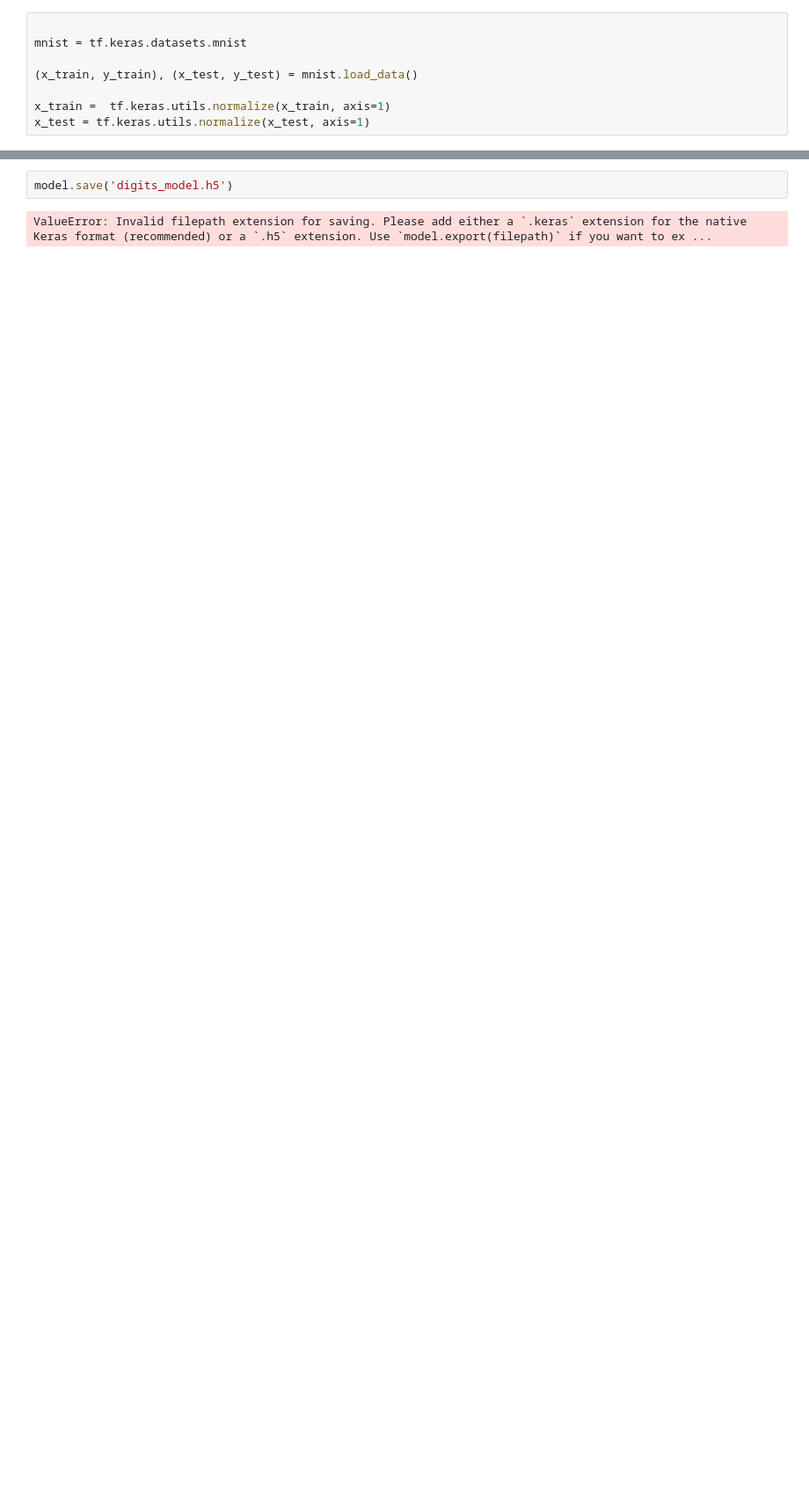
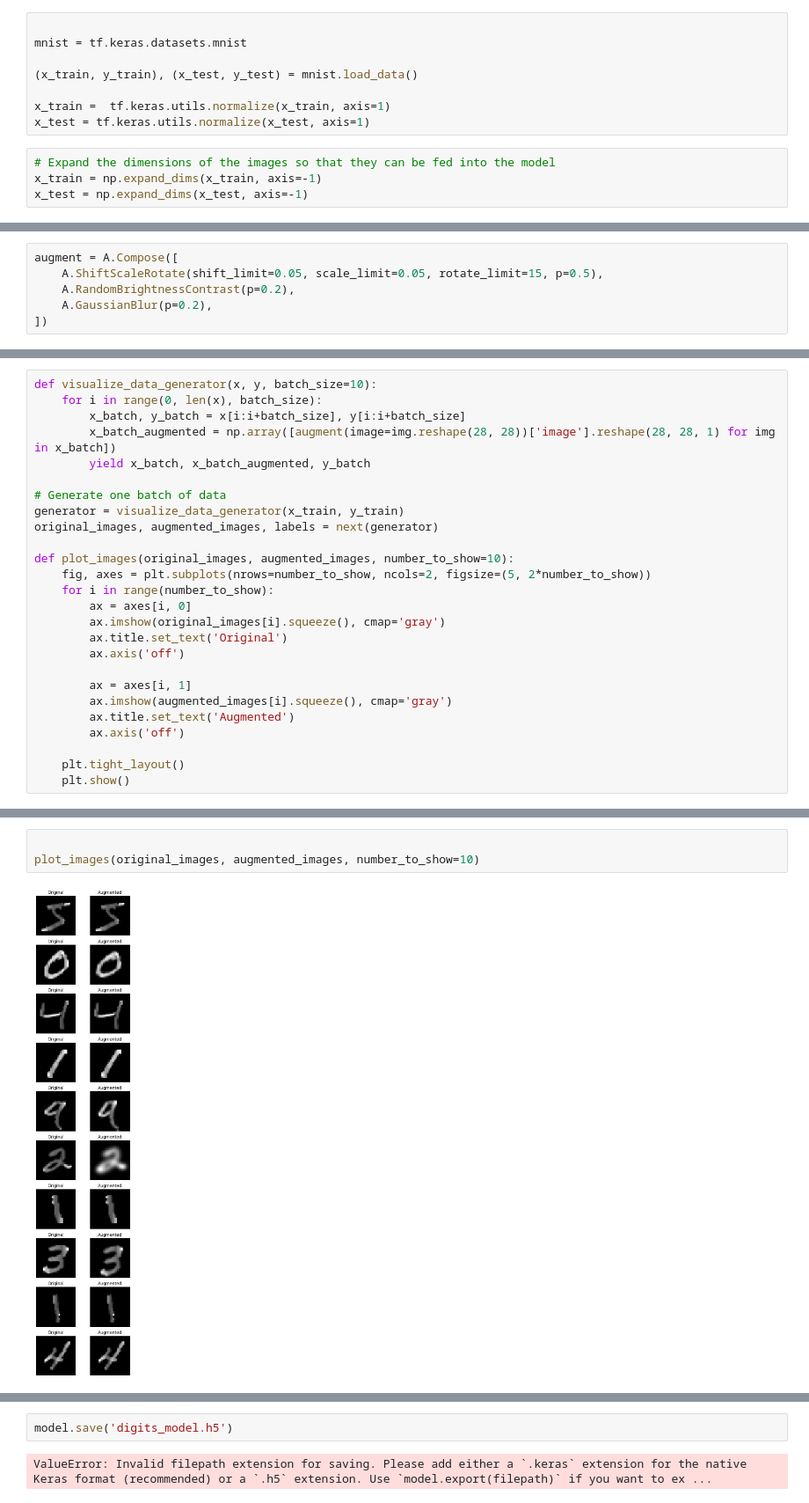
Before and after one commit to K1ko/DigitsRecognition, a Jupyter notebook: CNNs/cnn_digits.ipynb, the cells around one changed output, grey strips where cells are left out. Shown at 88% size. Saved outputs shown, nothing was run; the diff lists cells and outputs as text; blank space fills up the shorter version.

```diff
--- a/CNNs/cnn_digits.ipynb
+++ b/CNNs/cnn_digits.ipynb
@@ -11,6 +14,10 @@ mnist = tf.keras.datasets.mnist
 
 x_train =  tf.keras.utils.normalize(x_train, axis=1)
 x_test = tf.keras.utils.normalize(x_test, axis=1)
+# %%
+# Expand the dimensions of the images so that they can be fed into the model
+x_train = np.expand_dims(x_train, axis=-1)
+x_test = np.expand_dims(x_test, axis=-1)
 # %%
 x_train.shape
 # %% [output]
@@ -23 +30,7 @@ shape)
+# %%
+augment = A.Compose([
+    A.ShiftScaleRotate(shift_limit=0.05, scale_limit=0.05, rotate_limit=15, p=0.5),
+    A.RandomBrightnessContrast(p=0.2),
+    A.GaussianBlur(p=0.2),
+])
 # %%
@@ -29,2 +53,28 @@ model.add(tf.keras.layers.Dense(10, activation=tf.nn.softmax))
+# %%
+def visualize_data_generator(x, y, batch_size=10):
+    for i in range(0, len(x), batch_size):
+        x_batch, y_batch = x[i:i+batch_size], y[i:i+batch_size]
+        x_batch_augmented = np.array([augment(image=img.reshape(28, 28))['image'].reshape(28, 28, 1) for img in x_batch])
+        yield x_batch, x_batch_augmented, y_batch
+
+# Generate one batch of data
+generator = visualize_data_generator(x_train, y_train)
+original_images, augmented_images, labels = next(generator)
+
+def plot_images(original_images, augmented_images, number_to_show=10):
+    fig, axes = plt.subplots(nrows=number_to_show, ncols=2, figsize=(5, 2*number_to_show))
+    for i in range(number_to_show):
+        ax = axes[i, 0]
+        ax.imshow(original_images[i].squeeze(), cmap='gray')
+        ax.title.set_text('Original')
+        ax.axis('off')
+
+        ax = axes[i, 1]
+        ax.imshow(augmented_images[i].squeeze(), cmap='gray')
+        ax.title.set_text('Augmented')
+        ax.axis('off')
+
+    plt.tight_layout()
+    plt.show()
 # %%
 model.compile(optimizer='adam', loss = 'sparse_categorical_crossentropy', metrics=['accuracy'])
@@ -44,3 +105,8 @@ loss, accuracy = model.evaluate(x_test, y_test)
+# %%
+
+plot_images(original_images, augmented_images, number_to_show=10)
+# %% [output]
+[figure, added]
 # %%
 print(accuracy)
 # %% [output]
```
Also changed, not shown: parts of 10 cells of this notebook.
